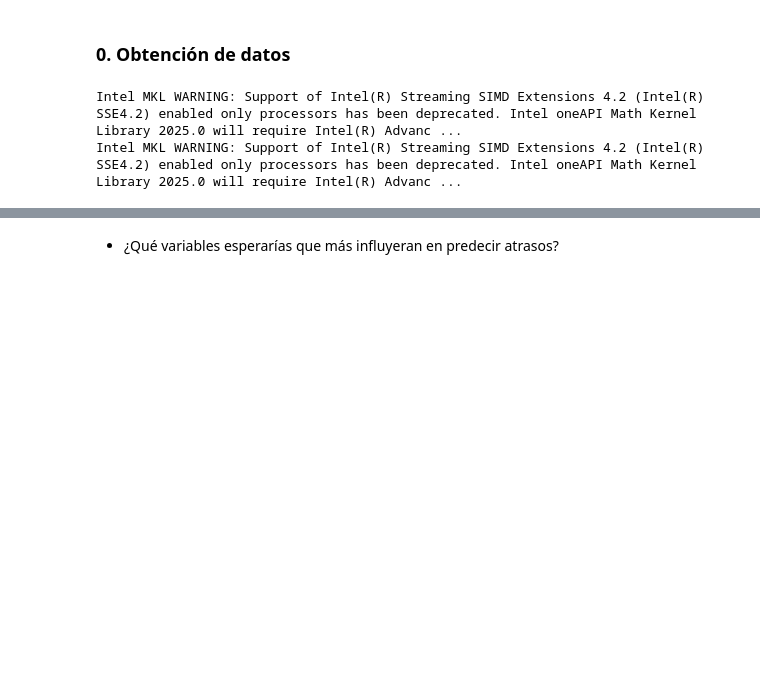
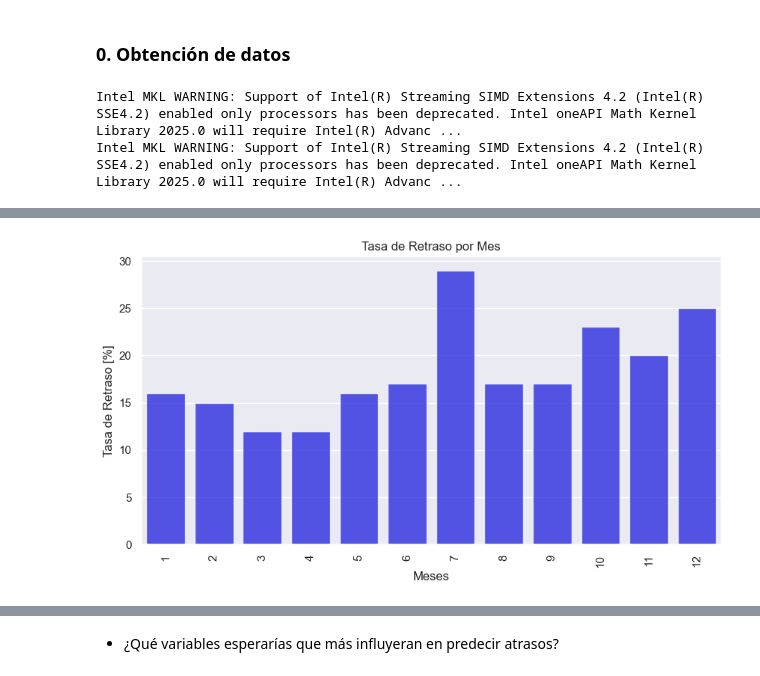
Before and after one commit to FelipeAriasT/Challenge_ML_Engineer_NeuralWorks, a Jupyter notebook: to-expose_improve.ipynb, the cells around one changed output, grey strips where cells are left out. Cells and saved outputs as stored; diff of their text form; code cells hidden in the pictures; blank space fills up the shorter version.

```diff
--- a/to-expose_improve.ipynb
+++ b/to-expose_improve.ipynb
@@ -487,0 +134,3 @@ plt.show()
+# %%
+tasas_meses = utils.calcular_tasa(df, 'MES')
+tasas_meses
@@ -487,0 +151,13 @@ plt.show()
+# %%
+tasas_meses_values = df['MES'].value_counts().index
+
+plt.figure(figsize = (10,5))
+sns.set(style="darkgrid")
+sns.barplot(x=tasas_meses_values, y=tasas_meses['Tasa (%)'], color = 'blue', alpha = 0.75)
+plt.title('Tasa de Retraso por Mes')
+plt.ylabel('Tasa de Retraso [%]', fontsize=12)
+plt.xlabel('Meses', fontsize=12)
+plt.xticks(rotation=90)
+plt.show()
+# %% [output]
+[figure, added]
```
Also changed, not shown: parts of 127 cells of this notebook, 10 other files.
